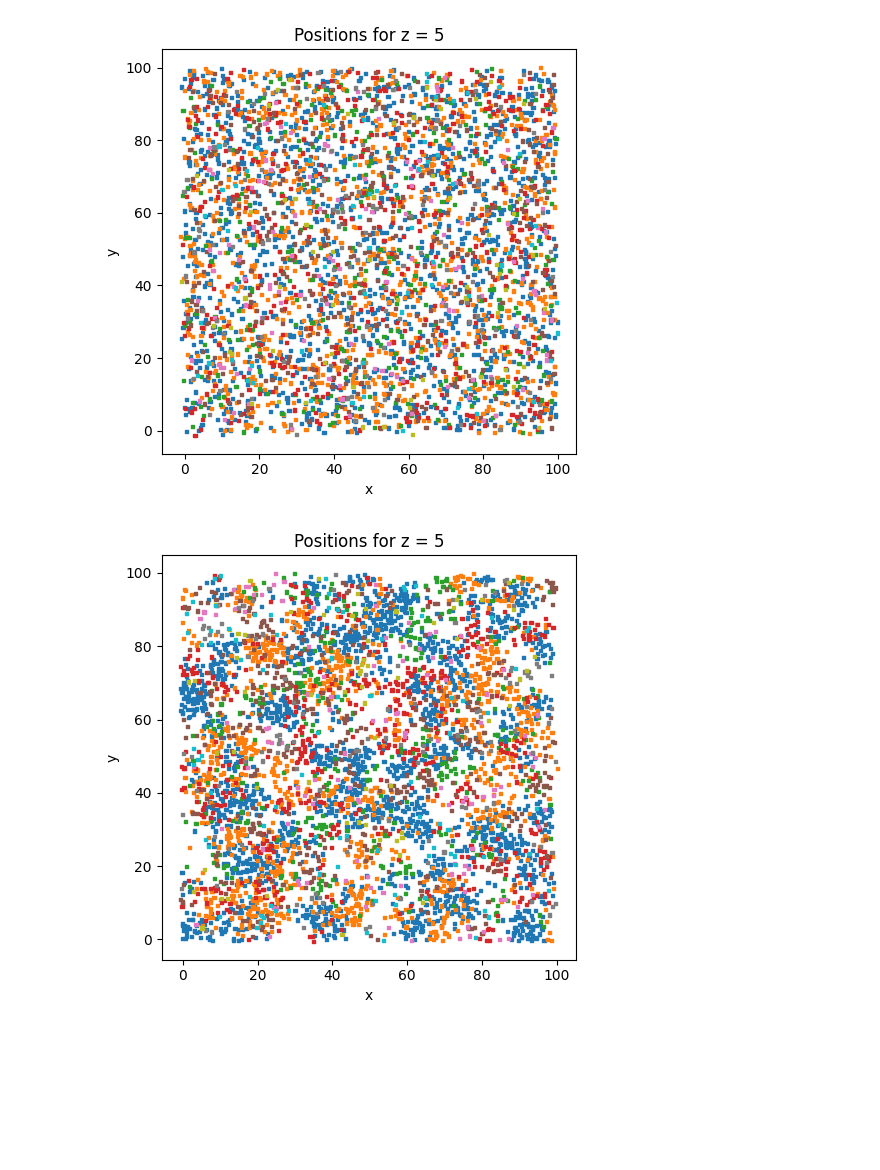
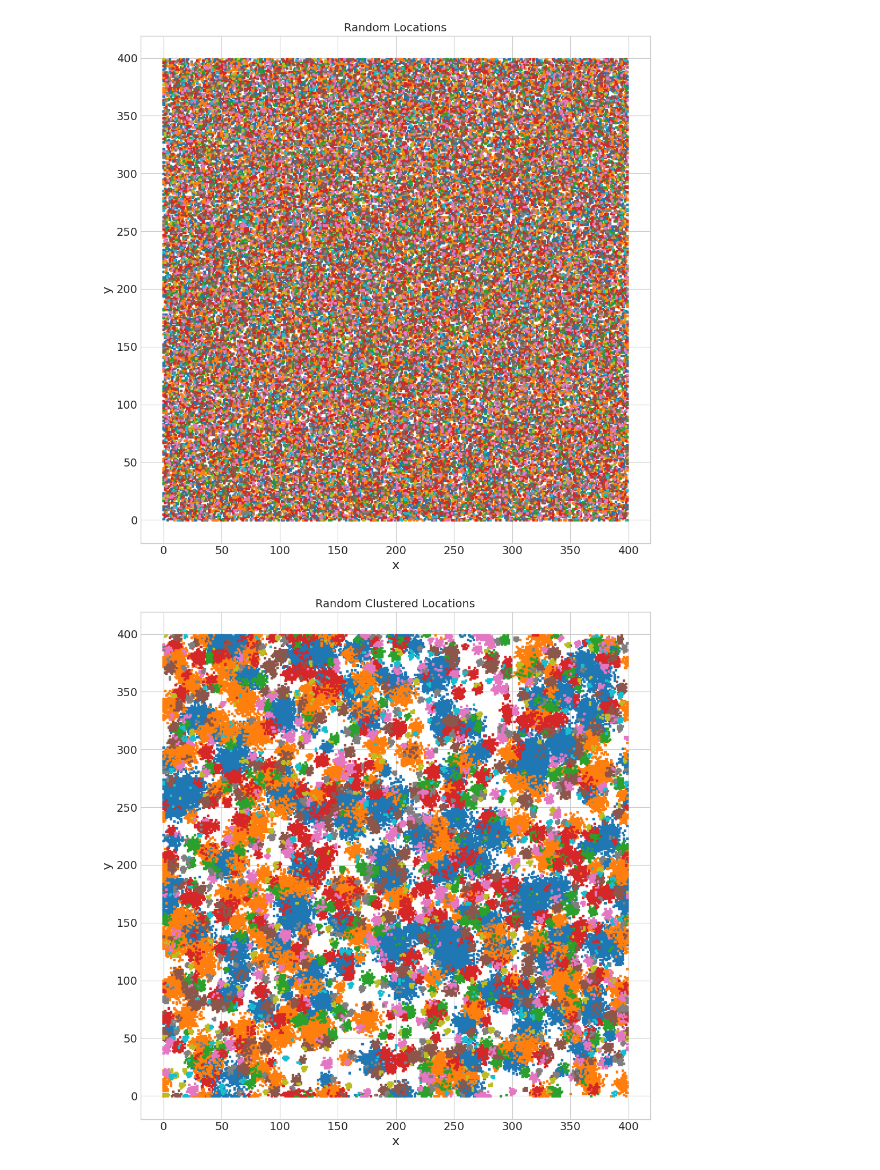
Before and after one commit to timovdk/BLOSSOM, a Jupyter notebook: experiments/initial_population.ipynb, the cells around one changed output. Cells and saved outputs as stored; diff of their text form; code cells hidden in the pictures; blank space fills up the shorter version.

```diff
--- a/experiments/initial_population.ipynb
+++ b/experiments/initial_population.ipynb
@@ -14,5 +28,6 @@ def rand_jitter(arr):
     return arr + np.random.randn(len(arr)) * stdev
 # %%
+rs = [1,1,3,2,3,4,5,6,6]
 def create_random_clusters(grid_size, types_count, num_individuals_per_type):
     clusters = {type_id: [] for type_id in range(1, types_count + 1)}
     occupied_locations = set()
@@ -22,31 +37,26 @@ def create_random_clusters(grid_size, types_count, num_individuals_per_type):
 
         while locations_remaining > 0:
             # Randomly determine the size of the next cluster
-            cluster_size = min(locations_remaining, rng.integers(1, num_individuals_per_type[type_id - 1]/50))  # assuming clusters are at most 100 locations
+            cluster_size = min(locations_remaining, rng.integers(num_individuals_per_type[type_id - 1]/1000, num_individuals_per_type[type_id - 1]/50))  # assuming clusters are at most 100 locations
 
             # Generate random clusters using make_blobs
-            centers = rng.uniform(0, [grid_size[0], grid_size[1], grid_size[2]], size=(1, 3))
-            cluster, _ = make_blobs(n_samples=cluster_size, centers=centers, cluster_std=2, n_features=3)
+            center = rng.uniform(0, [grid_size[0], grid_size[1]], size=(1, 2))
+            cluster, _ = make_blobs(n_samples=cluster_size, centers=center, cluster_std=((-0.000013574*(cluster_size**2)) + (0.0180034*cluster_size) + 0.920899), random_state=seed)
             cluster = np.round(cluster).astype(int)
 
             for point in cluster:
                 if locations_remaining <= 0:
                     break
-                x, y, z = point
+                x, y = point
 
-                # Check if the new position is within the grid bounds
-                if (0 <= x < grid_size[0] and
-                    0 <= y < grid_size[1] and
-                    0 <= z < grid_size[2]):
+                # Create a tuple for the point
+                point_tuple = (x%grid_size[0], y%grid_size[1])
 
-                    # Create a tuple for the point
-                    point_tuple = (x, y, z)
-
-                    # Add the point to the list if it is not already occupied
-                    if point_tuple not in occupied_locations:
-                        clusters[type_id].append(point_tuple)
-                        occupied_locations.add(point_tuple)
-                        locations_remaining -= 1
+                # Add the point to the list if it is not already occupied
+                if point_tuple not in occupied_locations:
+                    clusters[type_id].append(point_tuple)
+                    occupied_locations.add(point_tuple)
+                    locations_remaining -= 1
 
     # Flatten the clusters dictionary into a single list of locations
     all_locations = {}
@@ -62,8 +72,7 @@ def create_random_locations(grid_size, types_count, num_individuals_per_type):
         for _ in range(num_individuals_per_type[type_id]):
             x = rng.integers(0, grid_size[0])
             y = rng.integers(0, grid_size[1])
-            z = rng.integers(0, grid_size[2])
-            locs.append([x, y, z])
+            locs.append([x, y])
 
         locations[type_id] = locs
     return locations
@@ -93,43 +102,41 @@ for i in range(num_types):
     types.extend([i] * num_individuals_per_type[i])
 types = np.array(types)
 
-fig = plt.figure(figsize=(5,5))
+fig = plt.figure(figsize=(10,10))
 ax = fig.add_subplot()
 
-mask = random_locations[:, 2] == 5
-ax.scatter(rand_jitter(random_locations[mask, 0]), rand_jitter(random_locations[mask, 1]), c=types[mask], cmap=colors, s=5, marker='s')
-ax.set_title(f'Positions for z = {5}')
+ax.scatter(rand_jitter(random_locations[:, 0]), rand_jitter(random_locations[:, 1]), c=types, cmap=colors, s=5, marker='s')
+ax.set_title(f'Random Locations')
 ax.set_xlabel('x')
 ax.set_ylabel('y')
 
 plt.tight_layout()
-plt.savefig("random_init_z_5.pdf", format="pdf", bbox_inches="tight")
+#plt.savefig("random_init_z_5.pdf", format="pdf", bbox_inches="tight")
 plt.show()
 # %% [output]
-[figure, old version]
+[figure, new version]
 # %%
 # Create a list of colors for each type
 colors = plt.colormaps['tab10']
 
 # Determine the type of each individual based on their index
 types = []
 start_index = np.zeros(num_types, dtype=int)
 start_index[1:] = np.cumsum(num_individuals_per_type[:-1])
 for i in range(num_types):
     types.extend([i] * num_individuals_per_type[i])
 types = np.array(types)
 
-fig = plt.figure(figsize=(5,5))
+fig = plt.figure(figsize=(10,10))
 ax = fig.add_subplot()
 
-mask = clustered_locations[:, 2] == 5
-ax.scatter(rand_jitter(clustered_locations[mask, 0]), rand_jitter(clustered_locations[mask, 1]), c=types[mask], cmap=colors, s=5, marker='s')
-ax.set_title(f'Positions for z = {5}')
+ax.scatter(rand_jitter(clustered_locations[:, 0]), rand_jitter(clustered_locations[:, 1]), c=types, cmap=colors, s=5, marker='s')
+ax.set_title(f'Random Clustered Locations')
 ax.set_xlabel('x')
 ax.set_ylabel('y')
 
 plt.tight_layout()
-plt.savefig("clustered_init_z_5.pdf", format="pdf", bbox_inches="tight")
+#plt.savefig("clustered_init_z_5.pdf", format="pdf", bbox_inches="tight")
 plt.show()
 # %% [output]
-[figure, old version]
+[figure, new version]
```
Also changed, not shown: parts of 7 cells of this notebook.
